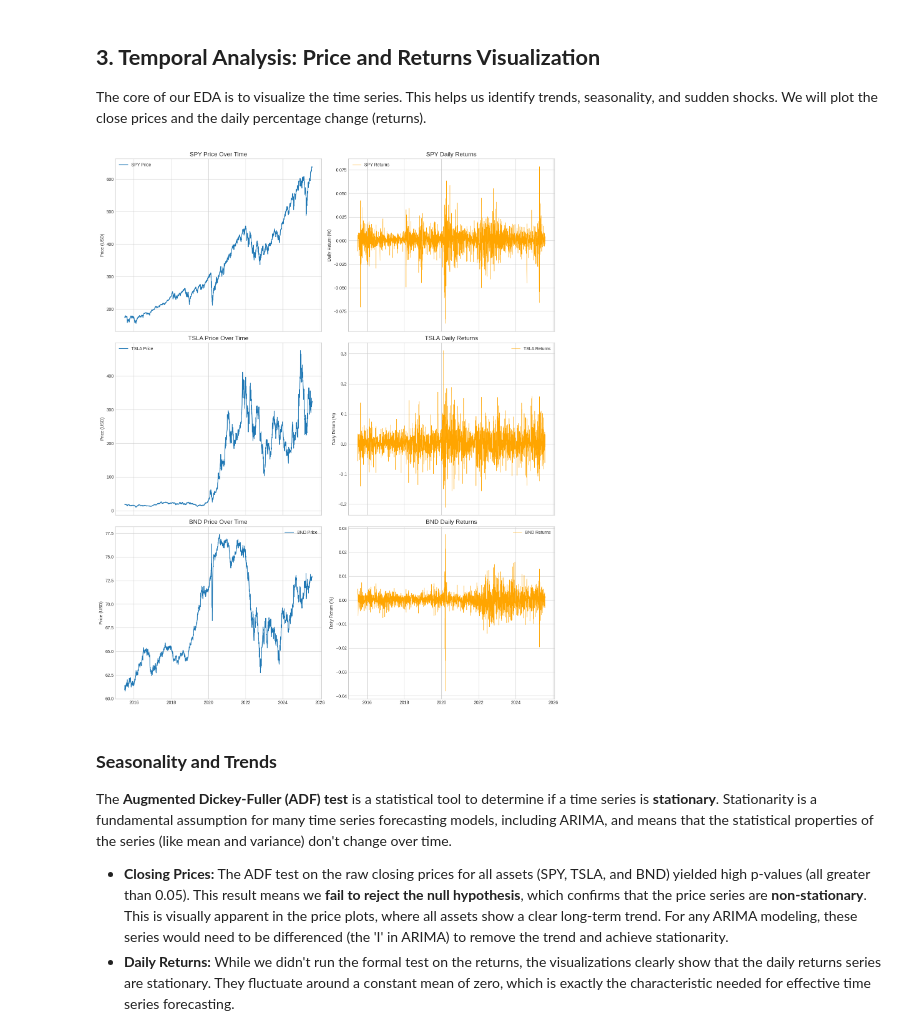
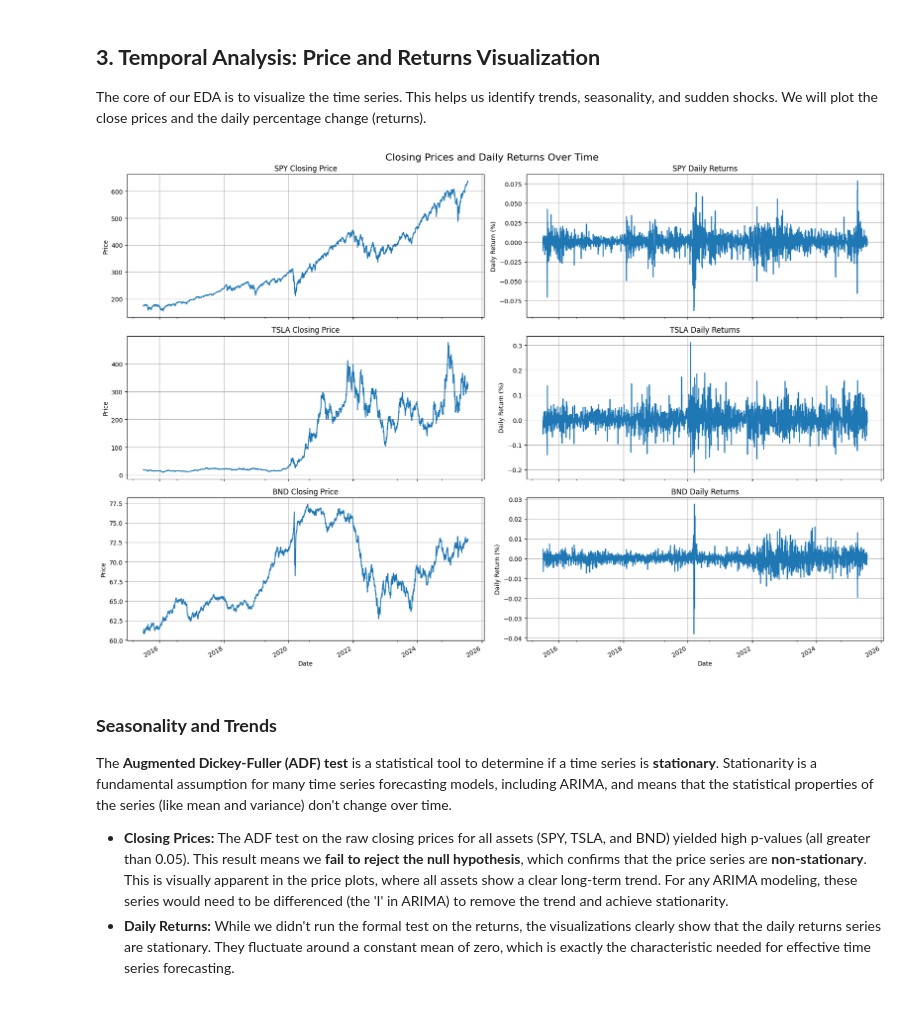
Before and after one commit to michaWorku/Time-Series-Portfolio-Optimization, a Jupyter notebook: notebooks/1.0-eda.ipynb, the cells around one changed output. Cells and saved outputs as stored; diff of their text form; code cells hidden in the pictures.

```diff
--- a/notebooks/1.0-eda.ipynb
+++ b/notebooks/1.0-eda.ipynb
@@ -72,32 +93,25 @@ max        0.027423      1.000000
 ## **3. Temporal Analysis: Price and Returns Visualization**
 
 The core of our EDA is to visualize the time series. This helps us identify trends, seasonality, and sudden shocks. We will plot the close prices and the daily percentage change (returns).
-# %%
-plt.style.use('seaborn-v0_8-whitegrid')
-fig, axes = plt.subplots(len(processed_dfs), 2, figsize=(15, 6 * len(processed_dfs)), sharex=True)
-
-for i, (ticker, df) in enumerate(processed_dfs.items()):
-    # Plot Price over time
-    ax_price = axes[i, 0]
-    price_col = 'Adj Close' if 'Adj Close' in df.columns else 'Close'
-    ax_price.plot(df.index, df[price_col], label=f'{ticker} Price', linewidth=1.5)
-    ax_price.set_title(f'{ticker} Price Over Time', fontsize=14)
-    ax_price.set_ylabel('Price (USD)')
-    ax_price.legend()
-    ax_price.grid(True)
-
-    # Plot Daily Returns
-    ax_returns = axes[i, 1]
-    ax_returns.plot(df.index, df['daily_return'], label=f'{ticker} Returns', linewidth=0.8, color='orange')
-    ax_returns.set_title(f'{ticker} Daily Returns', fontsize=14)
-    ax_returns.set_ylabel('Daily Return (%)')
-    ax_returns.legend()
-    ax_returns.grid(True)
-
-plt.tight_layout()
-plt.show()
-# %% [output]
-[figure, removed]
+# %%
+fig, axes = plt.subplots(nrows=3, ncols=2, figsize=(18, 12), sharex=True)
+fig.suptitle('Closing Prices and Daily Returns Over Time', fontsize=16)
+
+for i, (ticker, df) in enumerate(processed_dfs.items()):
+    # Plot Closing Price
+    df['Close'].plot(ax=axes[i, 0], title=f'{ticker} Closing Price')
+    axes[i, 0].set_ylabel('Price')
+    axes[i, 0].grid(True)
+
+    # Plot Daily Returns
+    df['daily_return'].plot(ax=axes[i, 1], title=f'{ticker} Daily Returns')
+    axes[i, 1].set_ylabel('Daily Return (%)')
+    axes[i, 1].grid(True)
+
+plt.tight_layout()
+plt.show()
+# %% [output]
+[figure, added]
 # %% [markdown]
 ### **Seasonality and Trends**
 
```
Also changed, not shown: parts of 5 cells of this notebook.
